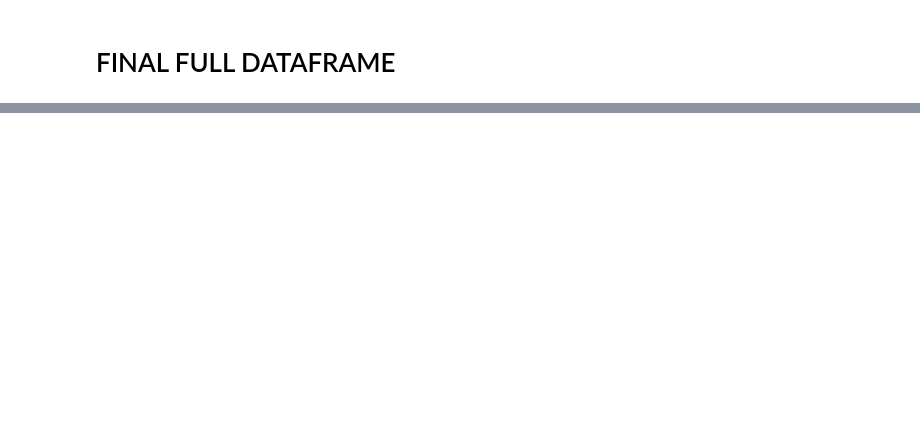
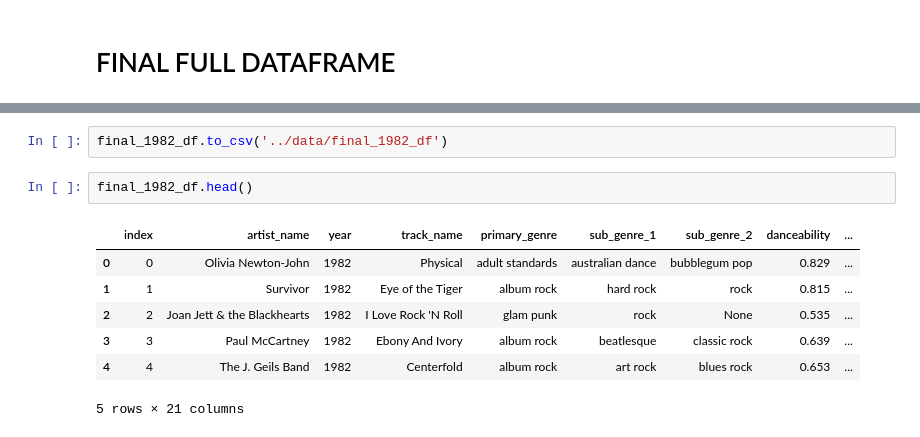
Before and after one commit to KellyHarthan/Capstone_KellyHarthan, a Jupyter notebook: notebooks/1982_F.ipynb, the cells around one changed output, grey strips where cells are left out. Cells and saved outputs as stored; diff of their text form; blank space fills up the shorter version.

```diff
--- a/notebooks/1982_F.ipynb
+++ b/notebooks/1982_F.ipynb
@@ -617,3 +633,15 @@ final_1982_df
 | 97 | 97 | Kenny Rogers | 1982 | Through The Years - Single Version | adult standards | classic country pop | country | 0.554 | ... |
 | 98 | 98 | Stevie Nicks | 1982 | Edge of Seventeen - 2016 Remaster | album rock | heartland rock | mellow gold | 0.591 | ... |
 99 rows × 21 columns
+# %%
+final_1982_df.to_csv('../data/final_1982_df')
+# %%
+final_1982_df.head()
+# %% [output]
+|  | index | artist_name | year | track_name | primary_genre | sub_genre_1 | sub_genre_2 | danceability | ... |
+| 0 | 0 | Olivia Newton-John | 1982 | Physical | adult standards | australian dance | bubblegum pop | 0.829 | ... |
+| 1 | 1 | Survivor | 1982 | Eye of the Tiger | album rock | hard rock | rock | 0.815 | ... |
+| 2 | 2 | Joan Jett & the Blackhearts | 1982 | I Love Rock 'N Roll | glam punk | rock | None | 0.535 | ... |
+| 3 | 3 | Paul McCartney | 1982 | Ebony And Ivory | album rock | beatlesque | classic rock | 0.639 | ... |
+| 4 | 4 | The J. Geils Band | 1982 | Centerfold | album rock | art rock | blues rock | 0.653 | ... |
+5 rows × 21 columns
```
Also changed, not shown: parts of 13 cells of this notebook, 48 other files.
